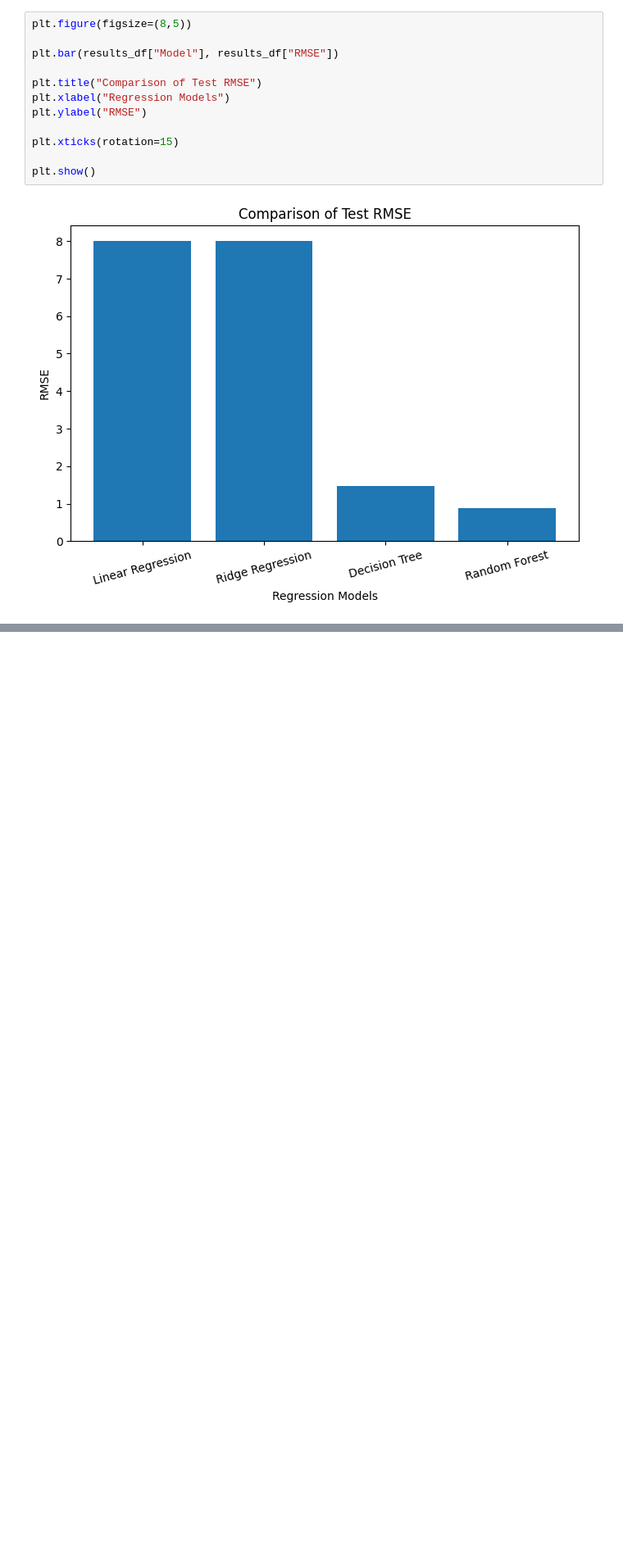
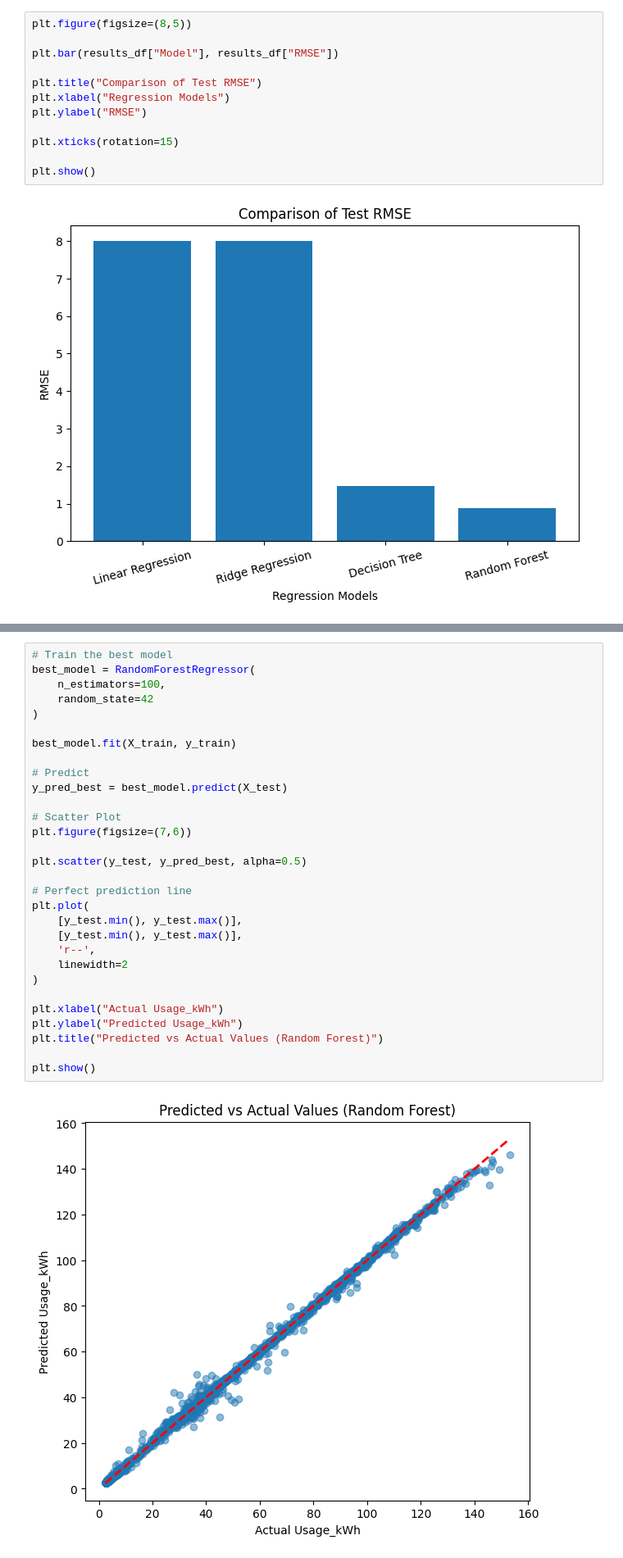
Before and after one commit to hania-sajjad/Week-2-Task, a Jupyter notebook: week2_baseline_models.ipynb, the cells around one changed output, grey strips where cells are left out. Shown at 82% size. Drawn from its saved outputs; the diff is of its cells as text; blank space fills up the shorter version.

Commit message:
Predicted vs Actual Plot of Best Performing Algorithm (Random Forest Regressor)

```diff
--- a/week2_baseline_models.ipynb
+++ b/week2_baseline_models.ipynb
@@ -349,0 +354,32 @@ plt.show()
+# %%
+# Train the best model
+best_model = RandomForestRegressor(
+    n_estimators=100,
+    random_state=42
+)
+
+best_model.fit(X_train, y_train)
+
+# Predict
+y_pred_best = best_model.predict(X_test)
+
+# Scatter Plot
+plt.figure(figsize=(7,6))
+
+plt.scatter(y_test, y_pred_best, alpha=0.5)
+
+# Perfect prediction line
+plt.plot(
+    [y_test.min(), y_test.max()],
+    [y_test.min(), y_test.max()],
+    'r--',
+    linewidth=2
+)
+
+plt.xlabel("Actual Usage_kWh")
+plt.ylabel("Predicted Usage_kWh")
+plt.title("Predicted vs Actual Values (Random Forest)")
+
+plt.show()
+# %% [output]
+[figure, added]
```
Also changed, not shown: parts of 1 cell of this notebook.
